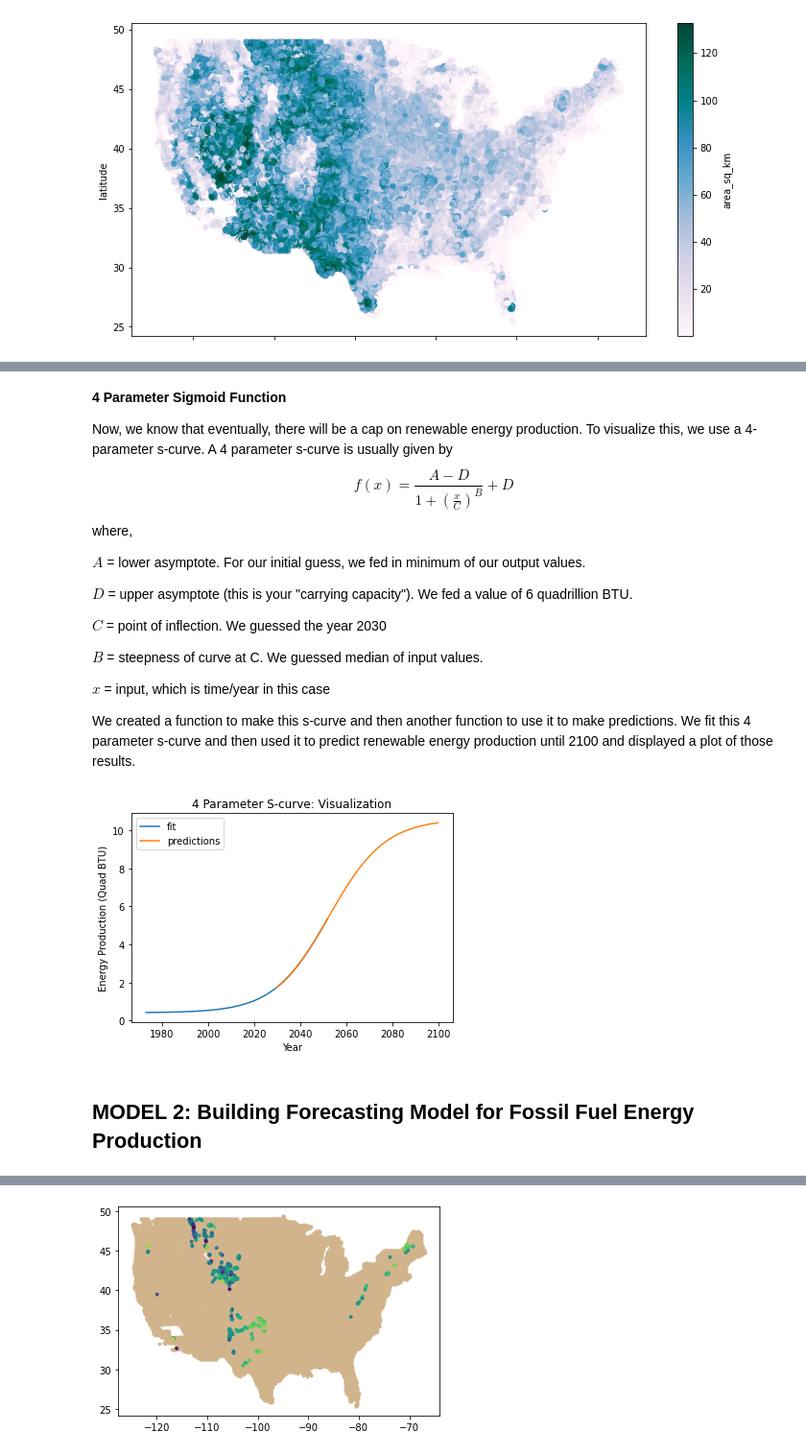
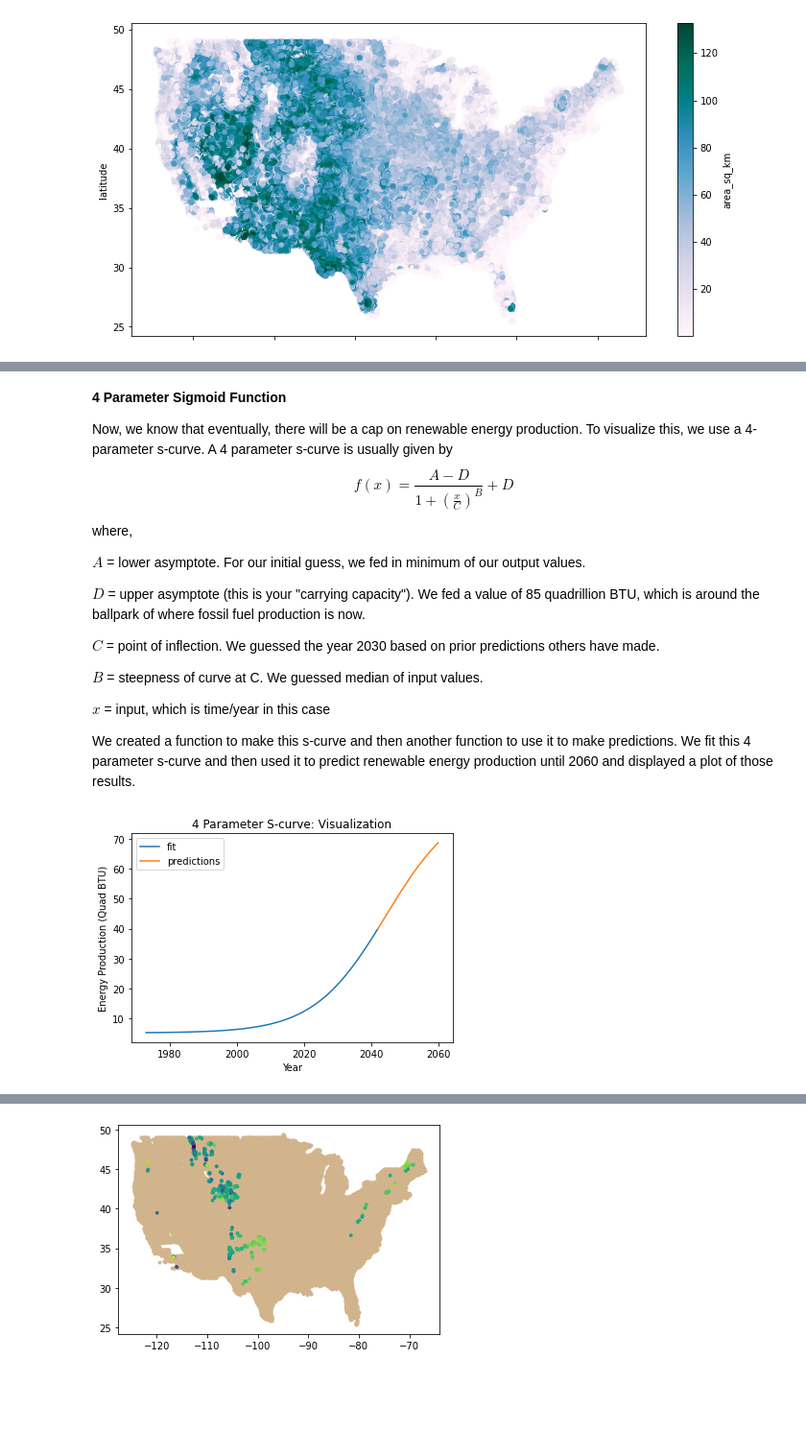
Before and after one commit to akkij26/info_2950, a Jupyter notebook: Phase_2_final.ipynb, the cells around one changed output, grey strips where cells are left out. Shown at 96% size. Cells and saved outputs as stored; diff of their text form; code cells hidden in the pictures; blank space fills up the shorter version.

```diff
--- a/Phase_2_final.ipynb
+++ b/Phase_2_final.ipynb
@@ -320,12 +308,12 @@ We note that the these curves over time look logistic. For this preliminary anal
 # %%
 copy_total_df = total_df.copy()
 
-annual_df = copy_total_df.iloc[:, [12, 26]].groupby(['year']).mean('Total Renewable Energy Production').reset_index()
+annual_df = copy_total_df.iloc[:, [12, 26]].groupby(['year']).sum('Total Renewable Energy Production').reset_index()
 annual_df
 
 fossil_df = pd.DataFrame()
 fossil_df['year'] = copy_total_df['year']
-fossil_df['fossil_pro'] = copy_total_df['Total Fossil Fuels Production']
+fossil_df['fossil_cons'] = copy_total_df['Total Fossil Fuels Consumption']
 
 x = annual_df['year']
 y = annual_df['Total Renewable Energy Production']
@@ -573,0 +426,12 @@ total_df = pd.concat([annual_df, future_df])
+# %%
+annual_df = annual_df.drop([49])
+x = pd.array(annual_df['year'])
+y = pd.array(annual_df['Total Renewable Energy Production'])
+
+poly = PolynomialFeatures(degree=3, include_bias=False)
+x1 = poly.fit_transform(x.reshape(-1,1))
+
+model = LinearRegression().fit(x1, y)
+y_predicted_r = model.predict(x1)
+
+run_regression(x, y, 3, 10, 'Energy Production (Quad BTU)', 1)
@@ -573,0 +484,17 @@ total_df = pd.concat([annual_df, future_df])
+# %%
+years = np.linspace(2021, 2042, 22)
+years_res = poly.fit_transform(years.reshape(-1,1))
+new_pred_r = model.predict(years_res)
+
+plt.plot(x, y_predicted_r, c="red", label = "fit")
+plt.plot(years, new_pred_r, c = "green", label = "future predictions")
+plt.xlabel('Year')
+plt.ylabel('Energy Production (Quad BTU)')
+plt.title('Next 20 Years: Future Predictions')
+plt.legend(loc='best')
+plt.show()
+
+future_df = pd.DataFrame([])
+future_df['year'] = years
+future_df['Total Renewable Energy Production'] = new_pred_r
+total_df = pd.concat([annual_df, future_df])
@@ -581,48 +510,48 @@ where,
 
 $A$ = lower asymptote. For our initial guess, we fed in minimum of our output values.
 
-$D$ = upper asymptote (this is your "carrying capacity"). We fed a value of 6 quadrillion BTU.
+$D$ = upper asymptote (this is your "carrying capacity"). We fed a value of 85 quadrillion BTU, which is around the ballpark of where fossil fuel production is now.
 
-$C$ = point of inflection. We guessed the year 2030
+$C$ = point of inflection. We guessed the year 2030 based on prior predictions others have made.
 
 $B$ = steepness of curve at C. We guessed median of input values.
 
 $x$ = input, which is time/year in this case
 
-We created a function to make this s-curve and then another function to use it to make predictions. We fit this 4 parameter s-curve and then used it to predict renewable energy production until 2100 and displayed a plot of those results.
+We created a function to make this s-curve and then another function to use it to make predictions. We fit this 4 parameter s-curve and then used it to predict renewable energy production until 2060 and displayed a plot of those results.
 # %%
 x = pd.array(total_df['year'])
 y = pd.array(total_df['Total Renewable Energy Production'])
 
 def fourPL(x, A, B, C, D):
     return ((A-D)/(1.0+((x/C)**(B))) + D)
 
 def PL4_pred (x):
     y_pred = ((A-D)/(1.0+((x/C)**(B))) + D)
     return y_pred
 
-guess = [min(y), np.median(x), 2030 , 6]
+guess = [min(y), np.median(x), 2030 , 85]
 params, params_covariance = curve_fit(fourPL, x, y, guess)
 
 A = params[0]
 B = params[1]
 C = params[2]
 D = params[3]
 
-upy = np.linspace(2030, 2100, 71)
-new_y_vals_3 = np.zeros(71)
-for i in range(71):
+upy = np.linspace(2042, 2060, 19)
+new_y_vals_3 = np.zeros(19)
+for i in range(19):
     out = PL4_pred(upy[i])
     new_y_vals_3[i] = out
 
 y_nnn = fourPL(x, *params)
 #plt.plot(x, y, 'o', label='data')
 plt.plot(x,y_nnn, label='fit')
 plt.plot(upy, new_y_vals_3, label = 'predictions')
 plt.xlabel('Year')
 plt.ylabel('Energy Production (Quad BTU)')
 plt.title('4 Parameter S-curve: Visualization')
 plt.legend(loc='best')
 plt.show()
 # %% [output]
-[figure, old version]
+[figure, new version]
@@ -654,2 +557,0 @@ plt.show()
-# %% [markdown]
-## MODEL 2: Building Forecasting Model for Fossil Fuel Energy Production
```
Also changed, not shown: parts of 64 cells of this notebook.
